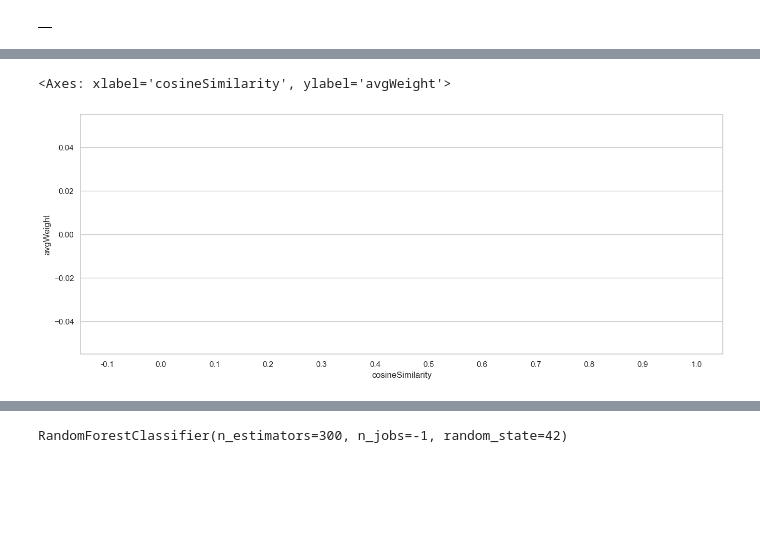
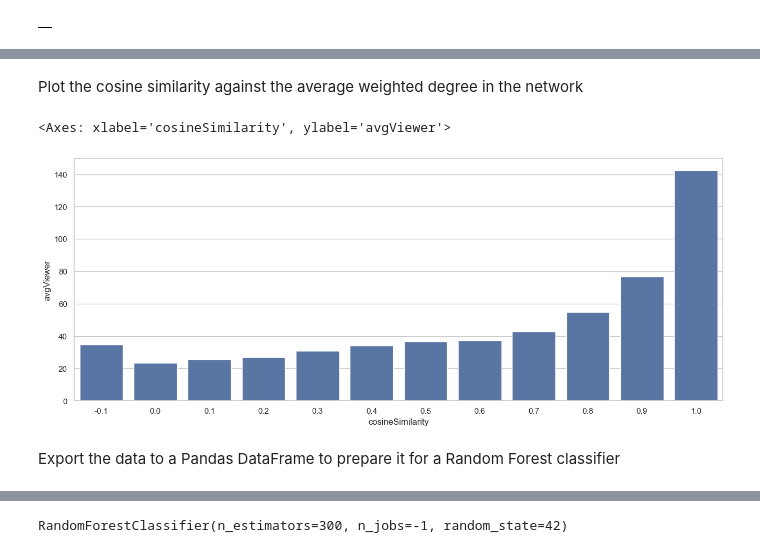
Before and after one commit to Vincksi/Knowledge-Graph-Labs, a Jupyter notebook: machine_learning_for_graph.ipynb, the cells around one changed output, grey strips where cells are left out. Saved outputs shown, nothing was run; the diff lists cells and outputs as text; code cells hidden in the pictures; blank space fills up the shorter version.

```diff
--- a/machine_learning_for_graph.ipynb
+++ b/machine_learning_for_graph.ipynb
@@ -262,21 +334,25 @@ sns.barplot(data=df,
+# %% [markdown]
+Plot the cosine similarity against the average weighted degree in the network
 # %%
 df = run_query("""
 MATCH (c1:Stream)-[r:CO_VIEWED]->(c2:Stream)
 WITH
   round(gds.similarity.cosine(c1.node2vec, c2.node2vec), 1) AS cosineSimilarity,
-  r.weight AS weight
+  r.viewer AS viewer
 RETURN
   cosineSimilarity,
-  avg(weight) AS avgWeight
+  avg(viewer) AS avgViewer
 ORDER BY cosineSimilarity ASC;
 """)
 
 sns.barplot(data=df,
             x="cosineSimilarity",
-            y="avgWeight")
+            y="avgViewer")
 # %% [output]
-<Axes: xlabel='cosineSimilarity', ylabel='avgWeight'>
+<Axes: xlabel='cosineSimilarity', ylabel='avgViewer'>
-[figure, old version]
+[figure, new version]
+# %% [markdown]
+Export the data to a Pandas DataFrame to prepare it for a Random Forest classifier
 # %%
 import pandas as pd
 import numpy as np
```
Also changed, not shown: parts of 42 cells of this notebook, 1 other file.
